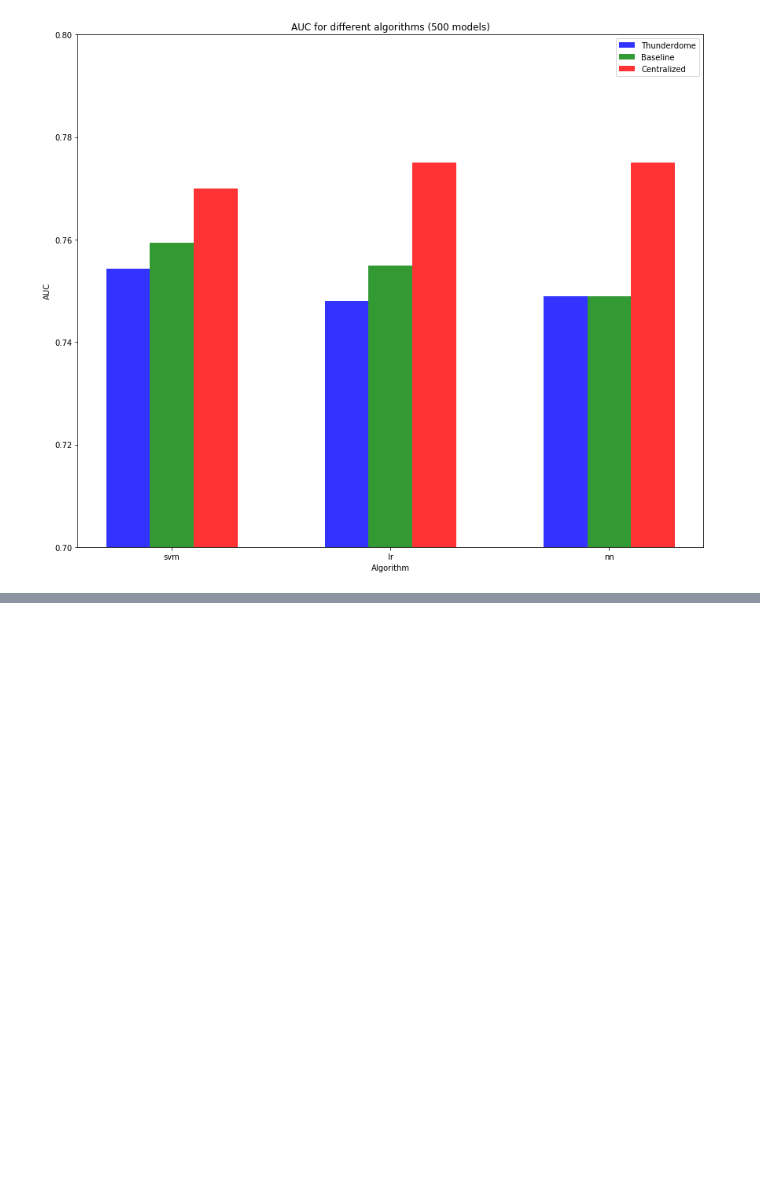
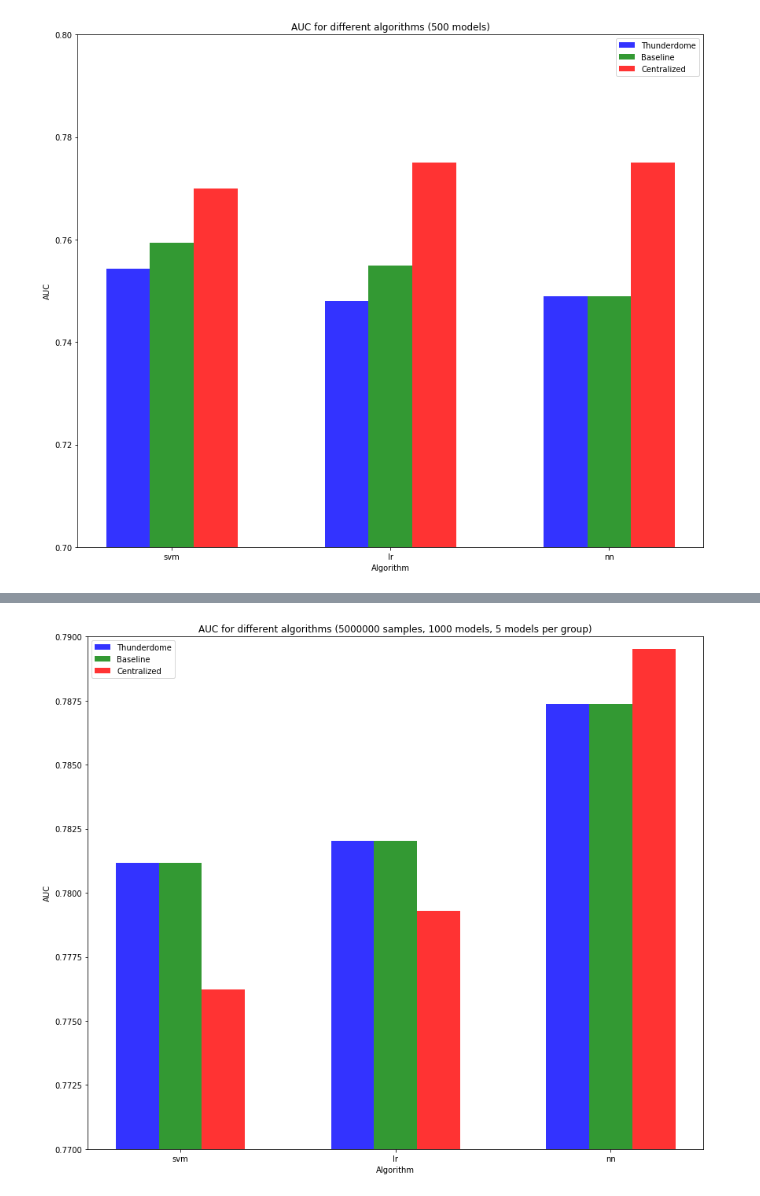
Before and after one commit to alisakhatipova/Parallel-Machine-Learning, a Jupyter notebook: main.ipynb, the cells around one changed output, grey strips where cells are left out. Cells and saved outputs as stored; diff of their text form; code cells hidden in the pictures; blank space fills up the shorter version.

```diff
--- a/main.ipynb
+++ b/main.ipynb
@@ -91,0 +212,40 @@ simple
+# %%
+algs = ['svm', 'lr', 'nn']
+# data to plot
+n_groups = 3
+thund = [0.7811764857313045, 0.7820439949492224, 0.7873764647232113]
+baseline = [0.7811764857313045, 0.7820439949492224, 0.7873764647232113]
+centr = [0.7762130749591453, 0.7792972163021316, 0.7895174544271933]
+
+# create plot
+fig, ax = plt.subplots(figsize=(12, 10))
+index = np.arange(n_groups)
+bar_width = 0.2
+opacity = 0.8
+ax.set_ylim(ymin=0.77)
+ax.set_ylim(ymax=0.79)
+rects1 = plt.bar(index, thund, bar_width,
+                 alpha=opacity,
+                 color='b',
+                 label='Thunderdome')
+
+rects2 = plt.bar(index + bar_width, baseline, bar_width,
+                 alpha=opacity,
+                 color='g',
+                 label='Baseline')
+
+rects2 = plt.bar(index + 2*bar_width, centr, bar_width,
+                 alpha=opacity,
+                 color='r',
+                 label='Centralized')
+
+plt.xlabel('Algorithm')
+plt.ylabel('AUC')
+plt.title('AUC for different algorithms (5000000 samples, 1000 models, 5 models per group)')
+plt.xticks(index + bar_width, algs)
+plt.legend()
+
+plt.tight_layout()
+plt.show()
+# %% [output]
+[figure, added]
```
Also changed, not shown: parts of 6 cells of this notebook, 5 other files.
